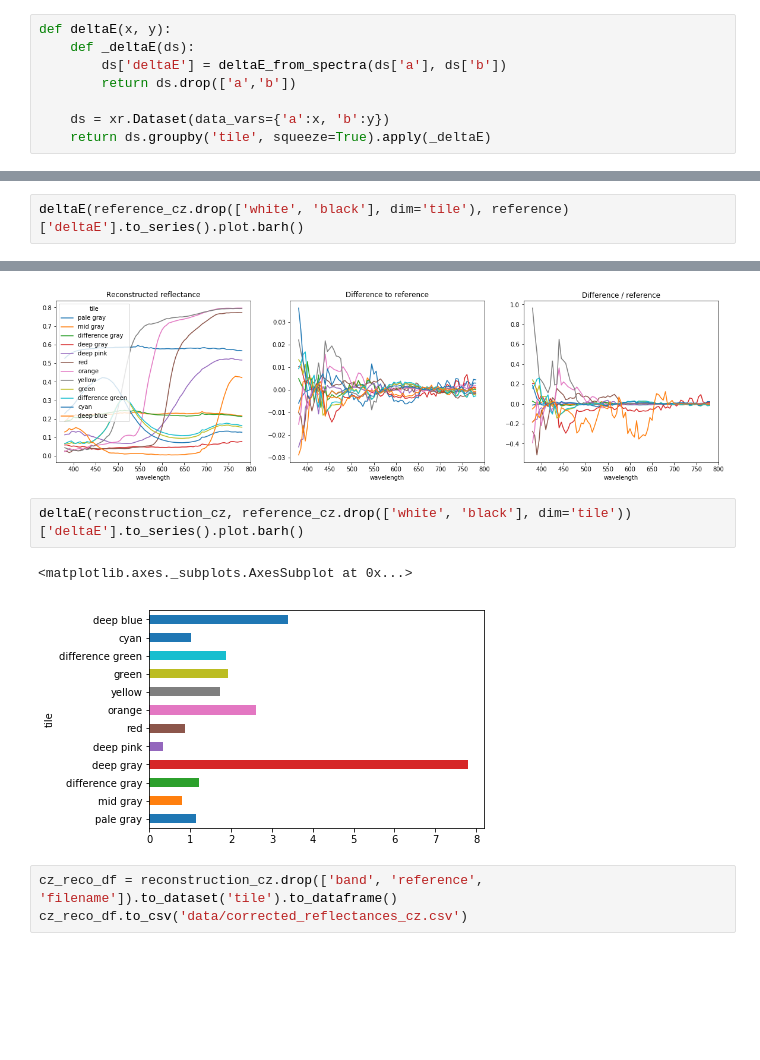
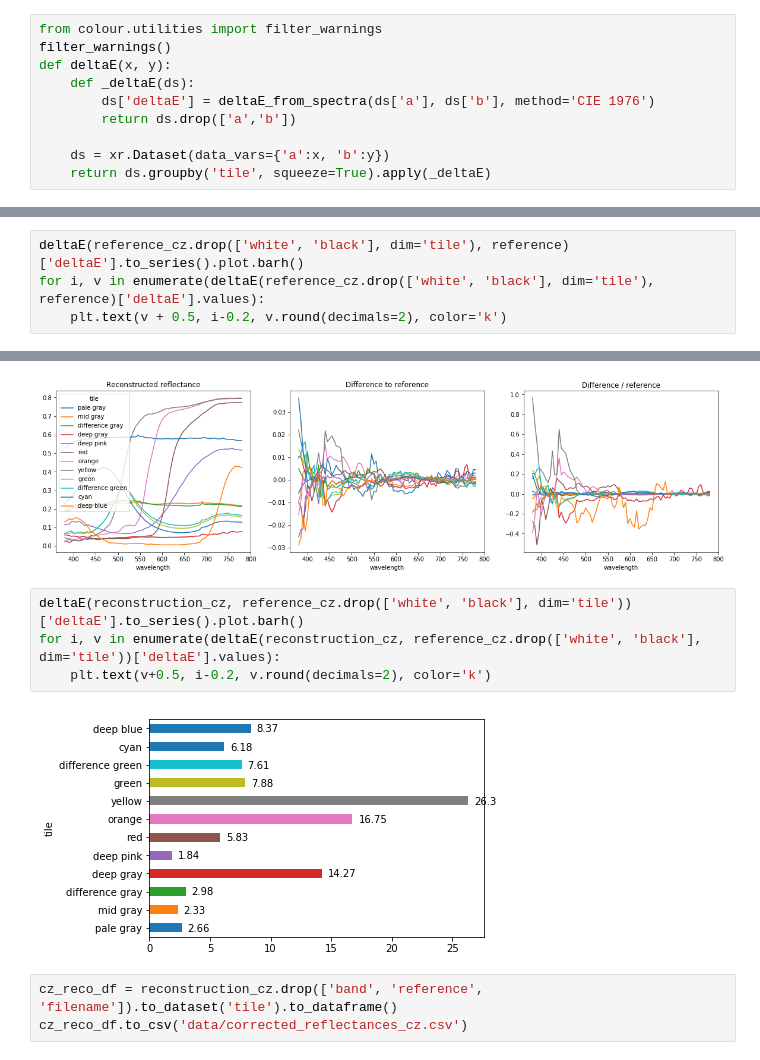
Before and after one commit to silmae/colortiles, a Jupyter notebook: Fit of measurement.ipynb, the cells around one changed output, grey strips where cells are left out. Drawn from its saved outputs; the diff is of its cells as text; blank space fills up the shorter version.

Commit message:
Change deltaE to CIE1976, include values in bar plots

```diff
--- a/Fit of measurement.ipynb
+++ b/Fit of measurement.ipynb
@@ -68,9 +68,11 @@ plt.show()
 # %% [output]
 [figure]
 # %%
+from colour.utilities import filter_warnings
+filter_warnings()
 def deltaE(x, y):
     def _deltaE(ds):
-        ds['deltaE'] = deltaE_from_spectra(ds['a'], ds['b'])
+        ds['deltaE'] = deltaE_from_spectra(ds['a'], ds['b'], method='CIE 1976')
         return ds.drop(['a','b'])
 
     ds = xr.Dataset(data_vars={'a':x, 'b':y})
@@ -159,4 +163,6 @@ plt.show()
 [figure]
 # %%
 deltaE(reference_cz.drop(['white', 'black'], dim='tile'), reference)['deltaE'].to_series().plot.barh()
+for i, v in enumerate(deltaE(reference_cz.drop(['white', 'black'], dim='tile'), reference)['deltaE'].values):
+    plt.text(v + 0.5, i-0.2, v.round(decimals=2), color='k')
 # %% [output]
@@ -179,9 +195,10 @@ plt.show()
 [figure]
 # %%
 deltaE(reconstruction_cz, reference_cz.drop(['white', 'black'], dim='tile'))['deltaE'].to_series().plot.barh()
+for i, v in enumerate(deltaE(reconstruction_cz, reference_cz.drop(['white', 'black'], dim='tile'))['deltaE'].values):
+    plt.text(v+0.5, i-0.2, v.round(decimals=2), color='k')
 # %% [output]
-<matplotlib.axes._subplots.AxesSubplot at 0x...>
-[figure, old version]
+[figure, new version]
 # %%
 cz_reco_df = reconstruction_cz.drop(['band', 'reference', 'filename']).to_dataset('tile').to_dataframe()
 cz_reco_df.to_csv('data/corrected_reflectances_cz.csv')
```
Also changed, not shown: parts of 10 cells of this notebook.
